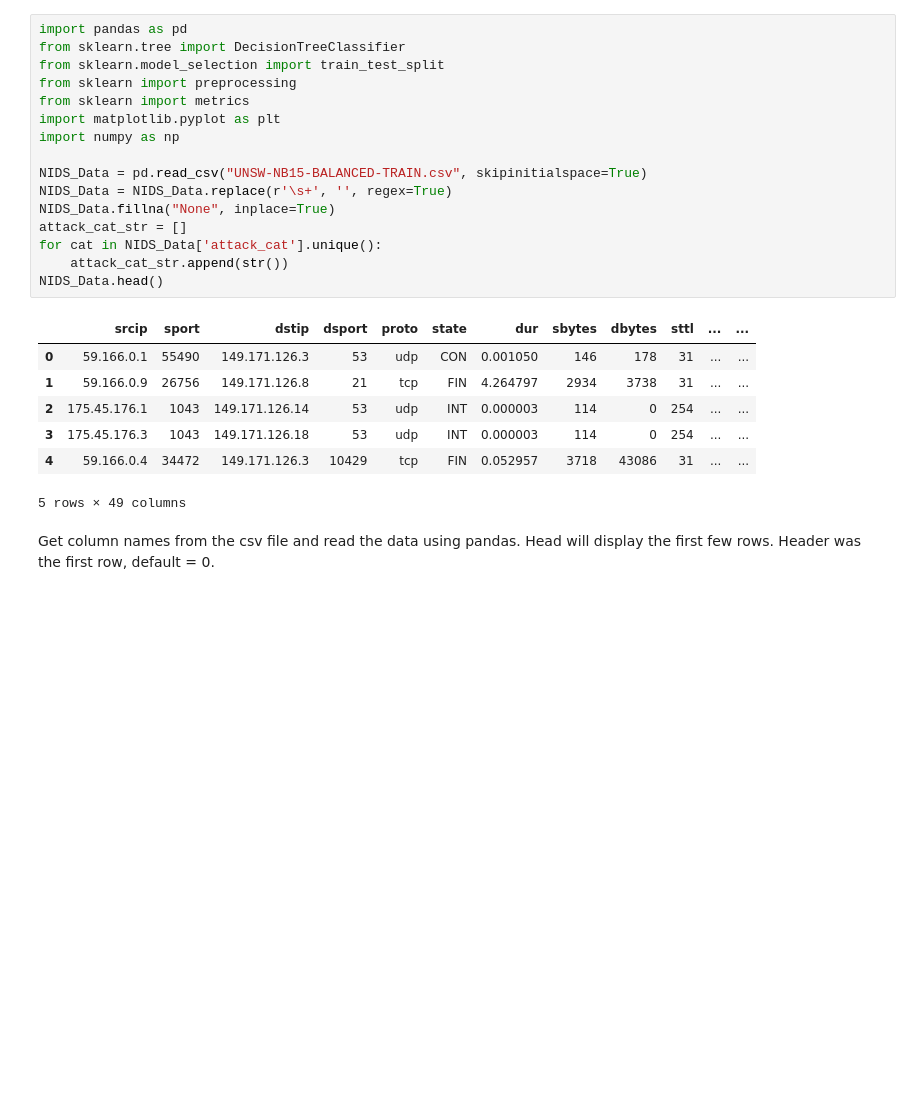
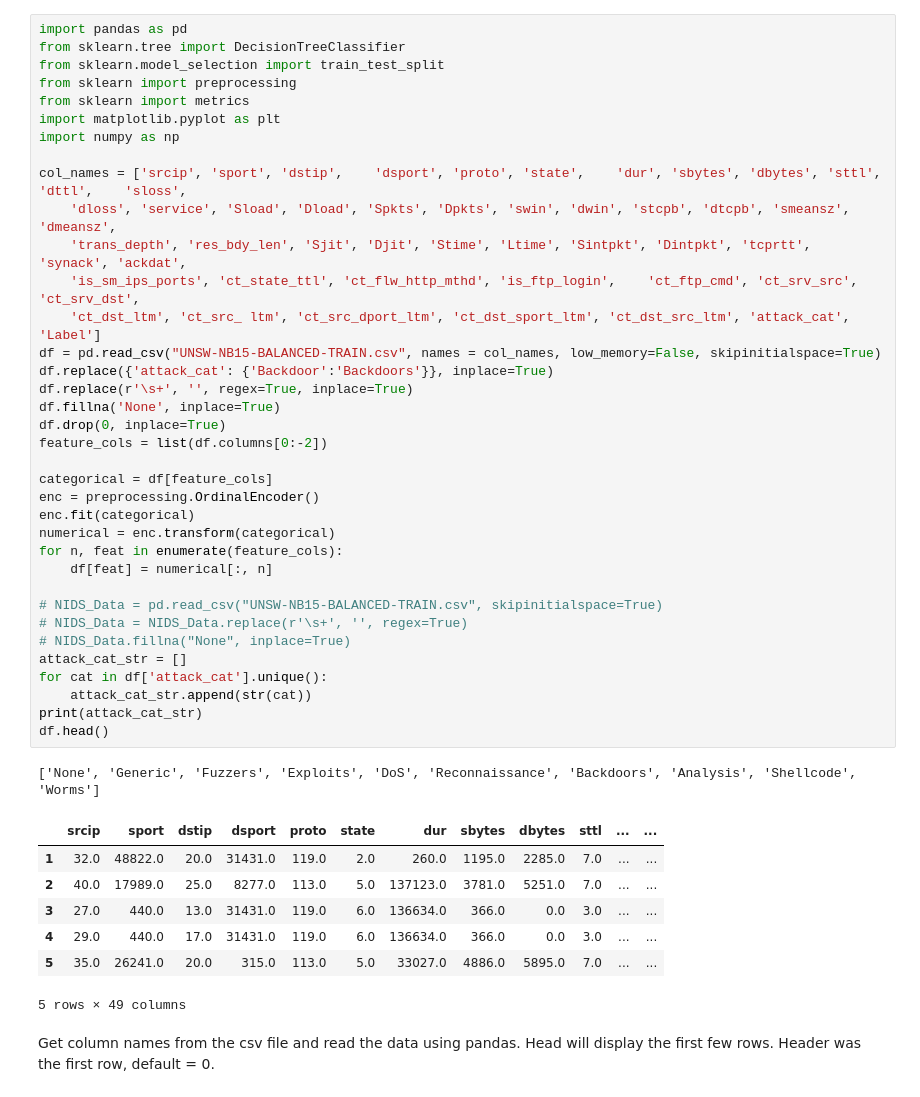
Before and after one commit to glowiingo/COMP8085_PROJECT1_NIDS, a Jupyter notebook: EBFI_DTC.ipynb, the cells around one changed output. Drawn from its saved outputs; the diff is of its cells as text; blank space fills up the shorter version.

Commit message:
updated ipynb's preprocessing and ran code for optimal stats

```diff
--- a/EBFI_DTC.ipynb
+++ b/EBFI_DTC.ipynb
@@ -1,27 +1,48 @@
 # %%
 import pandas as pd
 from sklearn.tree import DecisionTreeClassifier
 from sklearn.model_selection import train_test_split
 from sklearn import preprocessing
 from sklearn import metrics
 import matplotlib.pyplot as plt
 import numpy as np
 
-NIDS_Data = pd.read_csv("UNSW-NB15-BALANCED-TRAIN.csv", skipinitialspace=True)
-NIDS_Data = NIDS_Data.replace(r'\s+', '', regex=True)
-NIDS_Data.fillna("None", inplace=True)
+col_names = ['srcip', 'sport', 'dstip',    'dsport', 'proto', 'state',    'dur', 'sbytes', 'dbytes', 'sttl',    'dttl',    'sloss',
+    'dloss', 'service', 'Sload', 'Dload', 'Spkts', 'Dpkts', 'swin', 'dwin', 'stcpb', 'dtcpb', 'smeansz', 'dmeansz',
+    'trans_depth', 'res_bdy_len', 'Sjit', 'Djit', 'Stime', 'Ltime', 'Sintpkt', 'Dintpkt', 'tcprtt',    'synack', 'ackdat',
+    'is_sm_ips_ports', 'ct_state_ttl', 'ct_flw_http_mthd', 'is_ftp_login',    'ct_ftp_cmd', 'ct_srv_src',    'ct_srv_dst',
+    'ct_dst_ltm', 'ct_src_ ltm', 'ct_src_dport_ltm', 'ct_dst_sport_ltm', 'ct_dst_src_ltm', 'attack_cat', 'Label']
+df = pd.read_csv("UNSW-NB15-BALANCED-TRAIN.csv", names = col_names, low_memory=False, skipinitialspace=True)
+df.replace({'attack_cat': {'Backdoor':'Backdoors'}}, inplace=True)
+df.replace(r'\s+', '', regex=True, inplace=True)
+df.fillna('None', inplace=True)
+df.drop(0, inplace=True)
+feature_cols = list(df.columns[0:-2])
+
+categorical = df[feature_cols]
+enc = preprocessing.OrdinalEncoder()
+enc.fit(categorical)
+numerical = enc.transform(categorical)
+for n, feat in enumerate(feature_cols):
+    df[feat] = numerical[:, n]
+
+# NIDS_Data = pd.read_csv("UNSW-NB15-BALANCED-TRAIN.csv", skipinitialspace=True)
+# NIDS_Data = NIDS_Data.replace(r'\s+', '', regex=True)
+# NIDS_Data.fillna("None", inplace=True)
 attack_cat_str = []
-for cat in NIDS_Data['attack_cat'].unique():
-    attack_cat_str.append(str())
-NIDS_Data.head()
+for cat in df['attack_cat'].unique():
+    attack_cat_str.append(str(cat))
+print(attack_cat_str)
+df.head()
 # %% [output]
+['None', 'Generic', 'Fuzzers', 'Exploits', 'DoS', 'Reconnaissance', 'Backdoors', 'Analysis', 'Shellcode', 'Worms']
 |  | srcip | sport | dstip | dsport | proto | state | dur | sbytes | dbytes | sttl | ... | ... |
-| 0 | 59.166.0.1 | 55490 | 149.171.126.3 | 53 | udp | CON | 0.001050 | 146 | 178 | 31 | ... | ... |
-| 1 | 59.166.0.9 | 26756 | 149.171.126.8 | 21 | tcp | FIN | 4.264797 | 2934 | 3738 | 31 | ... | ... |
-| 2 | 175.45.176.1 | 1043 | 149.171.126.14 | 53 | udp | INT | 0.000003 | 114 | 0 | 254 | ... | ... |
-| 3 | 175.45.176.3 | 1043 | 149.171.126.18 | 53 | udp | INT | 0.000003 | 114 | 0 | 254 | ... | ... |
-| 4 | 59.166.0.4 | 34472 | 149.171.126.3 | 10429 | tcp | FIN | 0.052957 | 3718 | 43086 | 31 | ... | ... |
+| 1 | 32.0 | 48822.0 | 20.0 | 31431.0 | 119.0 | 2.0 | 260.0 | 1195.0 | 2285.0 | 7.0 | ... | ... |
+| 2 | 40.0 | 17989.0 | 25.0 | 8277.0 | 113.0 | 5.0 | 137123.0 | 3781.0 | 5251.0 | 7.0 | ... | ... |
+| 3 | 27.0 | 440.0 | 13.0 | 31431.0 | 119.0 | 6.0 | 136634.0 | 366.0 | 0.0 | 3.0 | ... | ... |
+| 4 | 29.0 | 440.0 | 17.0 | 31431.0 | 119.0 | 6.0 | 136634.0 | 366.0 | 0.0 | 3.0 | ... | ... |
+| 5 | 35.0 | 26241.0 | 20.0 | 315.0 | 113.0 | 5.0 | 33027.0 | 4886.0 | 5895.0 | 7.0 | ... | ... |
-5 rows × 49 columns
+5 rows × 49 columns
 # %% [markdown]
 Get column names from the csv file and read the data using pandas. Head will display the first few rows.
 Header was the first row, default = 0.
```
Also changed, not shown: parts of 14 cells of this notebook.
